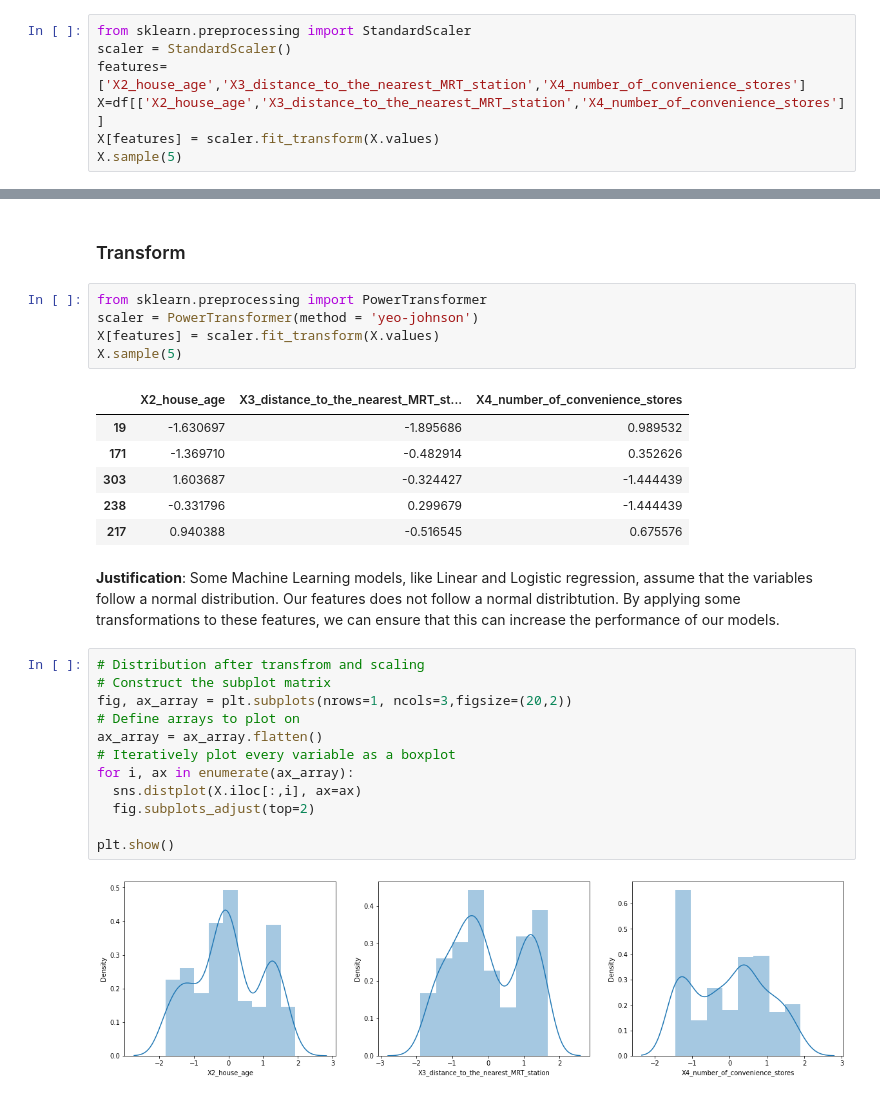
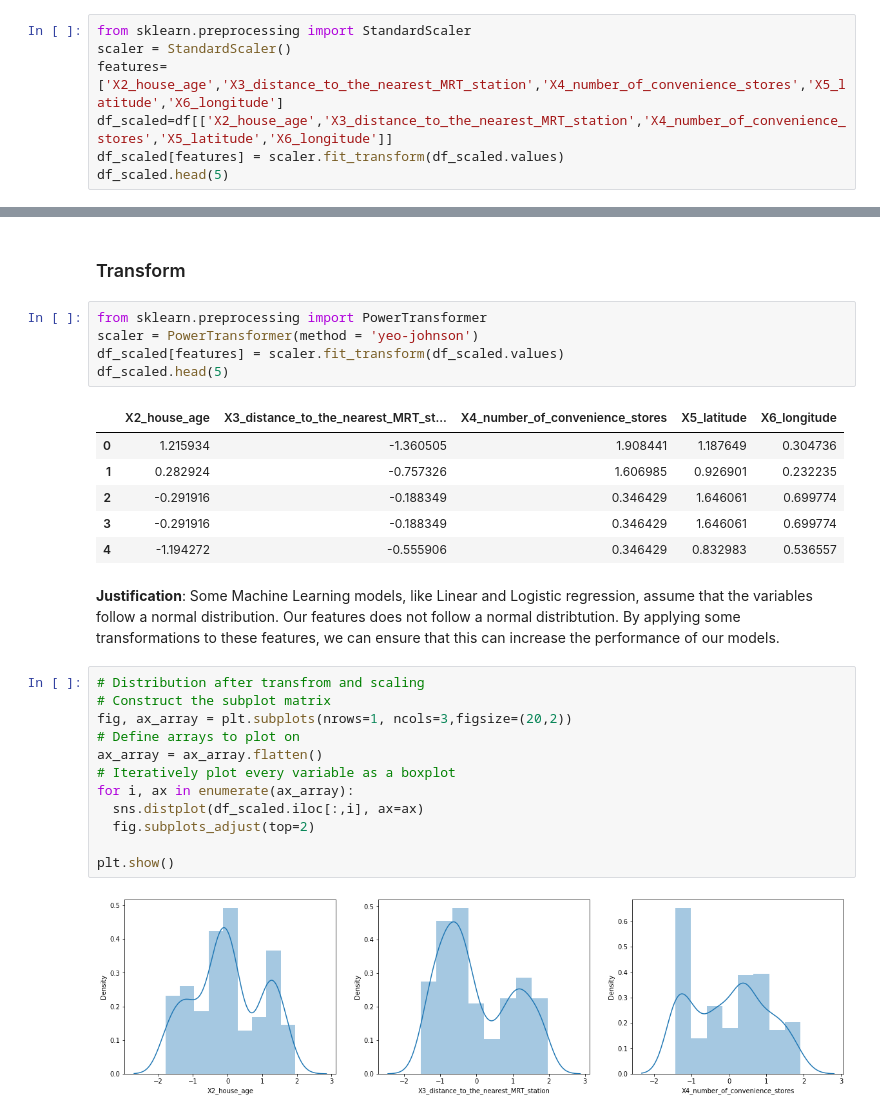
Before and after one commit to KIBOIBRIAN/Real-Estate-dataset-model, a Jupyter notebook: real_estate.ipynb, the cells around one changed output, grey strips where cells are left out. Drawn from its saved outputs; the diff is of its cells as text.

```diff
--- a/real_estate.ipynb
+++ b/real_estate.ipynb
@@ -159,8 +156,8 @@ plt.show()
 # %%
 from sklearn.preprocessing import StandardScaler
 scaler = StandardScaler()
-features=['X2_house_age','X3_distance_to_the_nearest_MRT_station','X4_number_of_convenience_stores']
-X=df[['X2_house_age','X3_distance_to_the_nearest_MRT_station','X4_number_of_convenience_stores']]
-X[features] = scaler.fit_transform(X.values)
-X.sample(5)
+features=['X2_house_age','X3_distance_to_the_nearest_MRT_station','X4_number_of_convenience_stores','X5_latitude','X6_longitude']
+df_scaled=df[['X2_house_age','X3_distance_to_the_nearest_MRT_station','X4_number_of_convenience_stores','X5_latitude','X6_longitude']]
+df_scaled[features] = scaler.fit_transform(df_scaled.values)
+df_scaled.head(5)
 # %% [output]
@@ -177,28 +174,28 @@ Our dataset has columns with different units.To be sure that the model treats bo
 # %%
 from sklearn.preprocessing import PowerTransformer
 scaler = PowerTransformer(method = 'yeo-johnson')
-X[features] = scaler.fit_transform(X.values)
-X.sample(5)
+df_scaled[features] = scaler.fit_transform(df_scaled.values)
+df_scaled.head(5)
 # %% [output]
-|  | X2_house_age | X3_distance_to_the_nearest_MRT_st... | X4_number_of_convenience_stores |
-| 19 | -1.630697 | -1.895686 | 0.989532 |
-| 171 | -1.369710 | -0.482914 | 0.352626 |
-| 303 | 1.603687 | -0.324427 | -1.444439 |
-| 238 | -0.331796 | 0.299679 | -1.444439 |
-| 217 | 0.940388 | -0.516545 | 0.675576 |
+|  | X2_house_age | X3_distance_to_the_nearest_MRT_st... | X4_number_of_convenience_stores | X5_latitude | X6_longitude |
+| 0 | 1.215934 | -1.360505 | 1.908441 | 1.187649 | 0.304736 |
+| 1 | 0.282924 | -0.757326 | 1.606985 | 0.926901 | 0.232235 |
+| 2 | -0.291916 | -0.188349 | 0.346429 | 1.646061 | 0.699774 |
+| 3 | -0.291916 | -0.188349 | 0.346429 | 1.646061 | 0.699774 |
+| 4 | -1.194272 | -0.555906 | 0.346429 | 0.832983 | 0.536557 |
 # %% [markdown]
 **Justification**: Some Machine Learning models, like Linear and Logistic regression, assume that the variables follow a normal distribution. Our features  does not follow a normal distribtution. By applying some transformations to these features, we can ensure that this can increase the performance of our models.
 # %%
 # Distribution after transfrom and scaling
 # Construct the subplot matrix
 fig, ax_array = plt.subplots(nrows=1, ncols=3,figsize=(20,2))
 # Define arrays to plot on
 ax_array = ax_array.flatten()
 # Iteratively plot every variable as a boxplot
 for i, ax in enumerate(ax_array):
-  sns.distplot(X.iloc[:,i], ax=ax)
+  sns.distplot(df_scaled.iloc[:,i], ax=ax)
   fig.subplots_adjust(top=2)
 
 plt.show()
 # %% [output]
-[figure, old version]
+[figure, new version]
```
Also changed, not shown: parts of 28 cells of this notebook.
